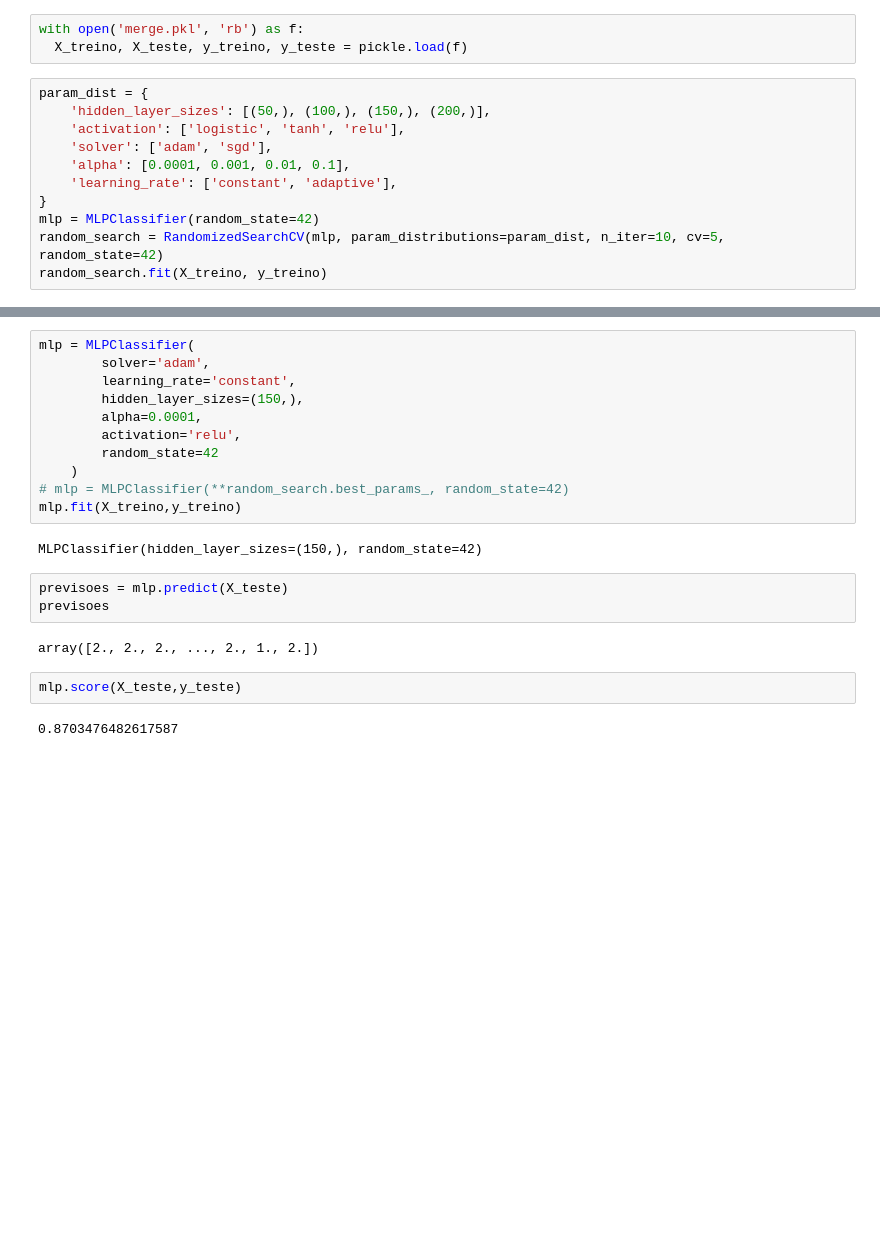
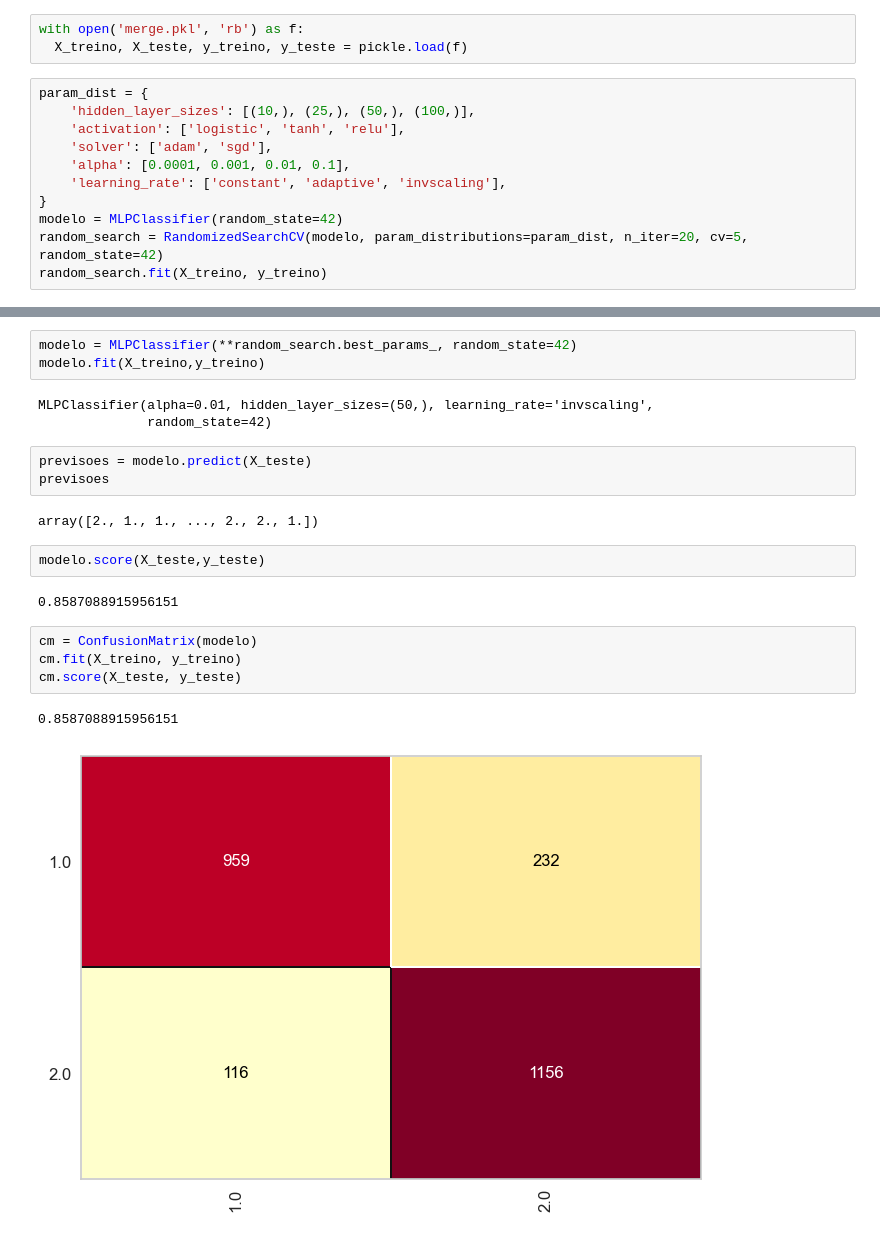
Before and after one commit to Tadleao/IA-Diabetes, a Jupyter notebook: MLP_Diabets.ipynb, the cells around one changed output, grey strips where cells are left out. Saved outputs shown, nothing was run; the diff lists cells and outputs as text; blank space fills up the shorter version.

```diff
--- a/MLP_Diabets.ipynb
+++ b/MLP_Diabets.ipynb
@@ -13,12 +17,12 @@ with open('merge.pkl', 'rb') as f:
   X_treino, X_teste, y_treino, y_teste = pickle.load(f)
 # %%
 param_dist = {
-    'hidden_layer_sizes': [(50,), (100,), (150,), (200,)],
+    'hidden_layer_sizes': [(10,), (25,), (50,), (100,)],
     'activation': ['logistic', 'tanh', 'relu'],
     'solver': ['adam', 'sgd'],
     'alpha': [0.0001, 0.001, 0.01, 0.1],
-    'learning_rate': ['constant', 'adaptive'],
+    'learning_rate': ['constant', 'adaptive', 'invscaling'],
 }
-mlp = MLPClassifier(random_state=42)
-random_search = RandomizedSearchCV(mlp, param_distributions=param_dist, n_iter=10, cv=5, random_state=42)
+modelo = MLPClassifier(random_state=42)
+random_search = RandomizedSearchCV(modelo, param_distributions=param_dist, n_iter=20, cv=5, random_state=42)
 random_search.fit(X_treino, y_treino)
@@ -32,23 +48,23 @@ random_search.best_params_
  'activation': 'relu'}
 # %%
-mlp = MLPClassifier(
-        solver='adam',
-        learning_rate='constant',
-        hidden_layer_sizes=(150,),
-        alpha=0.0001,
-        activation='relu',
-        random_state=42
-    )
-# mlp = MLPClassifier(**random_search.best_params_, random_state=42)
-mlp.fit(X_treino,y_treino)
+modelo = MLPClassifier(**random_search.best_params_, random_state=42)
+modelo.fit(X_treino,y_treino)
 # %% [output]
-MLPClassifier(hidden_layer_sizes=(150,), random_state=42)
+MLPClassifier(alpha=0.01, hidden_layer_sizes=(50,), learning_rate='invscaling',
+              random_state=42)
 # %%
-previsoes = mlp.predict(X_teste)
+previsoes = modelo.predict(X_teste)
 previsoes
 # %% [output]
-array([2., 2., 2., ..., 2., 1., 2.])
+array([2., 1., 1., ..., 2., 2., 1.])
 # %%
-mlp.score(X_teste,y_teste)
+modelo.score(X_teste,y_teste)
 # %% [output]
-0.8703476482617587
+0.8587088915956151
+# %%
+cm = ConfusionMatrix(modelo)
+cm.fit(X_treino, y_treino)
+cm.score(X_teste, y_teste)
+# %% [output]
+0.8587088915956151
+[figure, added]
```
Also changed, not shown: parts of 4 cells of this notebook, 19 other files.
